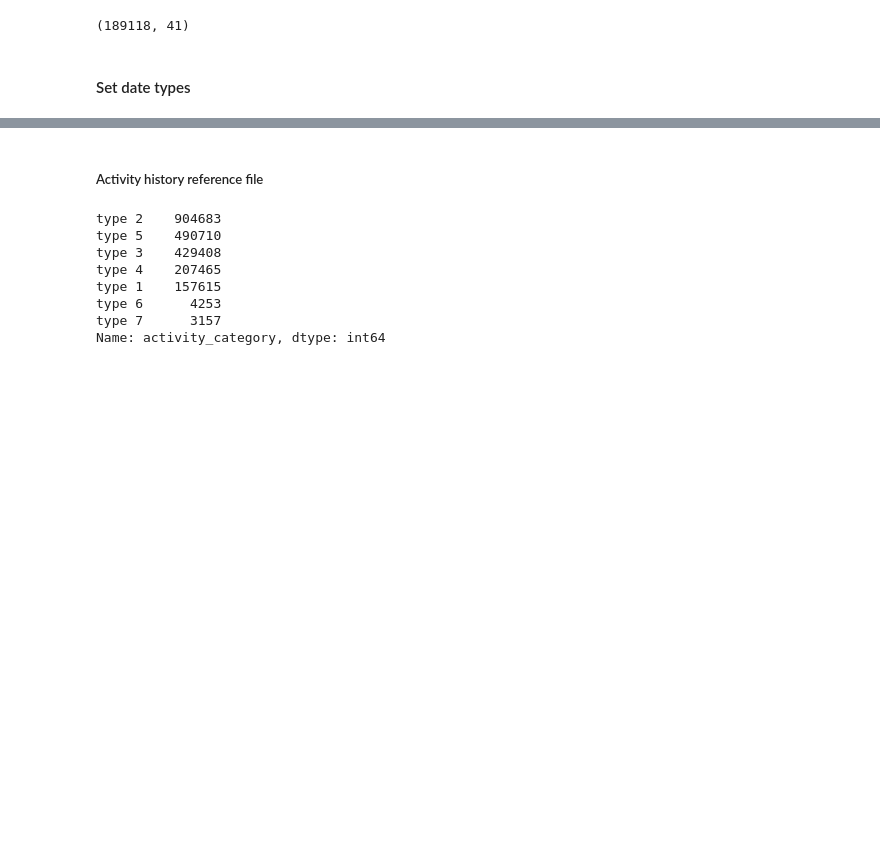
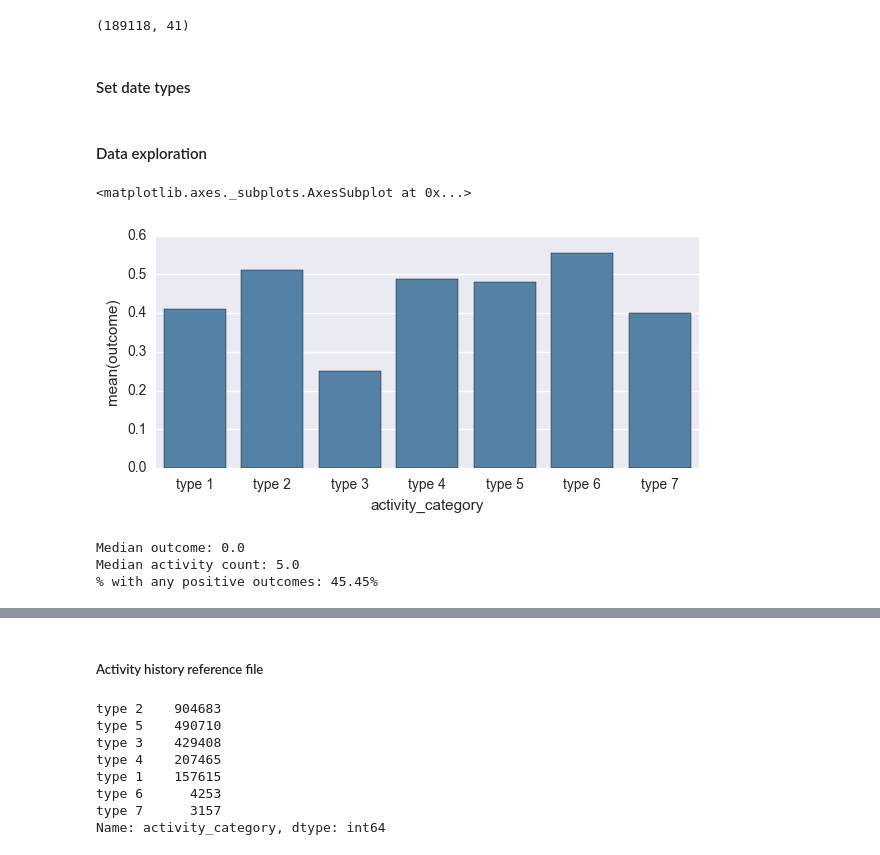
Before and after one commit to bshurick/kaggles, a Jupyter notebook: RedHat/redhat.ipynb, the cells around one changed output, grey strips where cells are left out. Cells and saved outputs as stored; diff of their text form; code cells hidden in the pictures; blank space fills up the shorter version.

```diff
--- a/RedHat/redhat.ipynb
+++ b/RedHat/redhat.ipynb
@@ -268,3 +283,13 @@ people.shape
 # %%
 train_raw['date'] = pd.to_datetime(train_raw['date'])
 test_raw['date'] = pd.to_datetime(test_raw['date'])
+# %% [markdown]
+#### Data exploration
+# %%
+fig, ax = plt.subplots(figsize=(7, 3))
+f = train_raw[['activity_category','outcome']].groupby('activity_category').mean()
+f = f.reset_index(level=0)
+sns.barplot(x='activity_category',y='outcome',data=f,color='steelblue')
+# %% [output]
+<matplotlib.axes._subplots.AxesSubplot at 0x...>
+[figure, added]
@@ -270,0 +300,8 @@ test_raw['date'] = pd.to_datetime(test_raw['date'])
+# %%
+print 'Median outcome: {}'.format(np.median(f['outcome']))
+print 'Median activity count: {}'.format(np.median(f['total_activity_cnt']))
+print '% with any positive outcomes: {}%'.format(round(100*np.mean(f['outcome']>0),2))
+# %% [output]
+Median outcome: 0.0
+Median activity count: 5.0
+% with any positive outcomes: 45.45%
```
Also changed, not shown: parts of 44 cells of this notebook.
